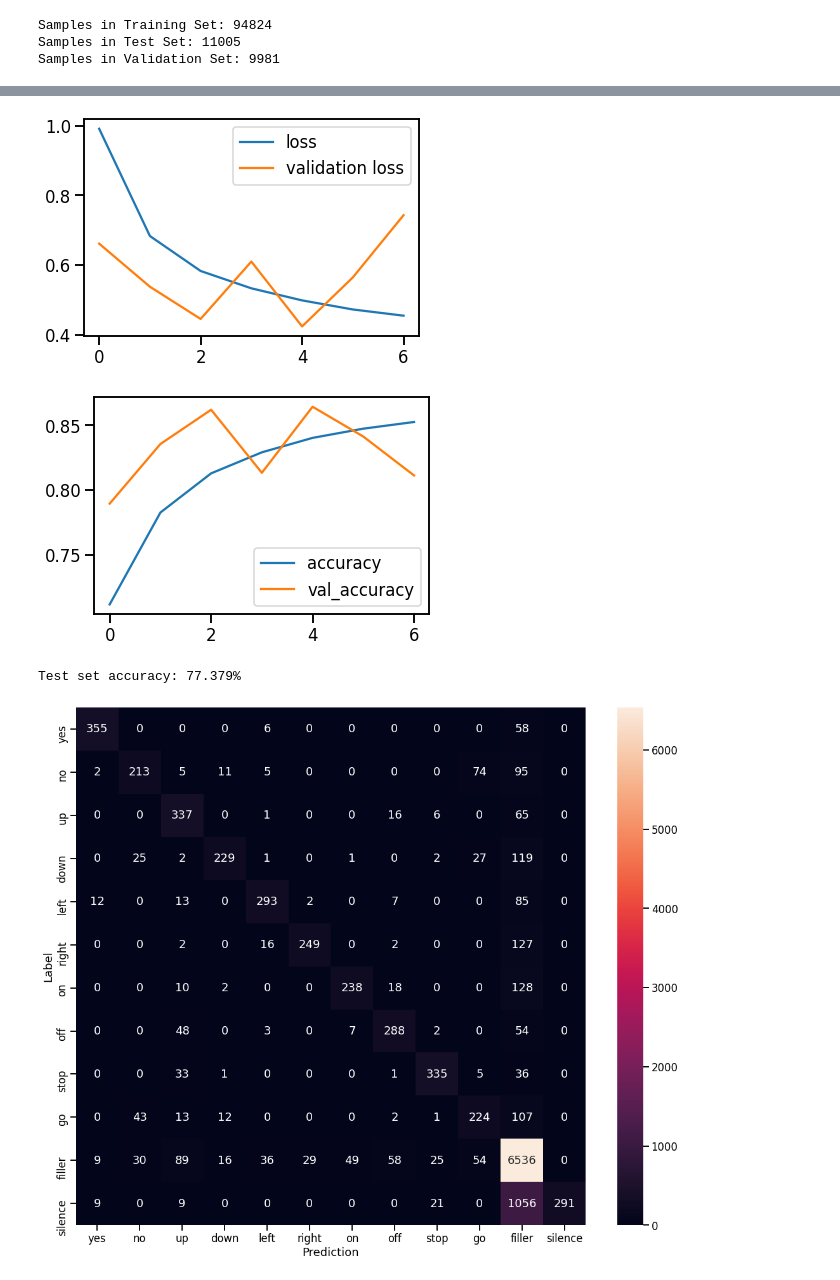
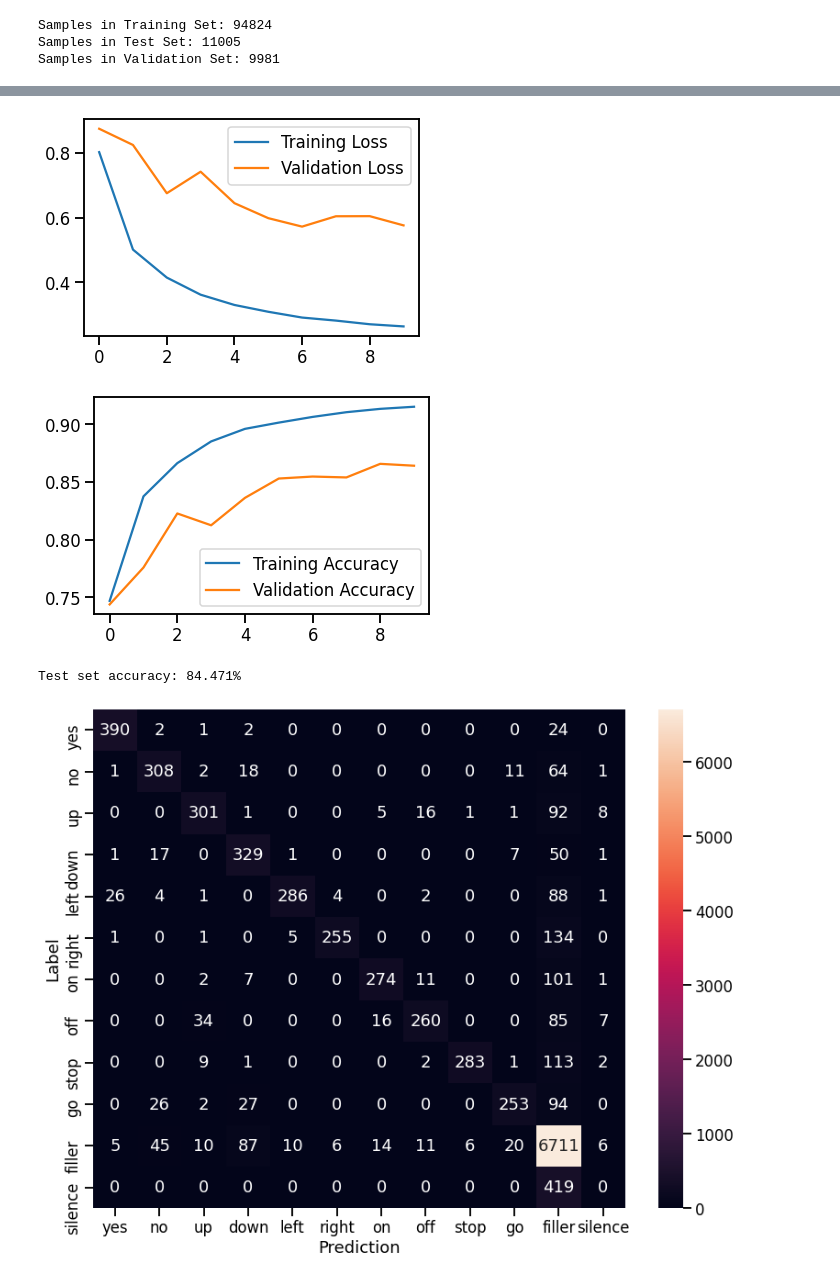
Before and after one commit to rmazzier/HDA-Project-Key-Word-Spotting, a Jupyter notebook: CNN Experiments.ipynb, the cells around one changed output, grey strips where cells are left out. Saved outputs shown, nothing was run; the diff lists cells and outputs as text; code cells hidden in the pictures.

```diff
--- a/CNN Experiments.ipynb
+++ b/CNN Experiments.ipynb
@@ -29,3 +32,6 @@ np.random.seed(seed)
+# %%
+# _SMOKE_SIZE_ = 2000
+_SMOKE_SIZE_ = -1
 # %% [markdown]
 ## Import Data
 # %%
@@ -76,9 +91,10 @@ X_train, y_train, X_valid, y_valid, X_test, y_test = add_silence_samples(X_train
 # %%
+batch_size = 64
 train_dataset, train_steps, valid_dataset, valid_steps, test_dataset, test_steps = get_tf_datasets(X_train,
                              y_train,
                              X_valid,
                              y_valid,
                              X_test,
                              y_test,
-                             batch_size=128)
+                             batch_size=batch_size)
 # %% [output]
@@ -234,0 +211,28 @@ Epoch 00007: early stopping
+# %%
+# Check if the model is saved, in that case load it. Otherwise train it.
+
+if model_cnn_trad_fpool3.name+'.h5' in os.listdir(_MODELS_DIR_):
+    #load model
+    model_cnn_trad_fpool3 = load_model(_MODELS_DIR_/(model_cnn_trad_fpool3.name+'.h5'), custom_objects={"MFCC":MFCC})
+    #load training data
+    with open(f'models/history_{model_cnn_trad_fpool3.name}.pkl', 'rb') as inp:
+        training_data = pickle.load(inp)
+else:
+    #Train the model
+    EPOCHS = 50
+    early_stopping = tf.keras.callbacks.EarlyStopping(verbose=1, patience=3)
+    reduce_lr = tf.keras.callbacks.ReduceLROnPlateau()
+    history = model_cnn_trad_fpool3.fit(
+        train_dataset,
+        validation_data=valid_dataset,
+        epochs=EPOCHS,
+        callbacks=[early_stopping, reduce_lr],
+        steps_per_epoch=train_steps,
+        validation_steps=valid_steps)
+
+    #save model
+    model_cnn_trad_fpool3.save(_MODELS_DIR_/(model_cnn_trad_fpool3.name+'.h5'))
+    #save training data
+    with open(_MODELS_DIR_/f'history_{model_cnn_trad_fpool3.name}.pkl', 'wb') as outp:
+        pickle.dump(history.history, outp, pickle.HIGHEST_PROTOCOL)
+    training_data = history.history
@@ -235,33 +286,36 @@ Epoch 00007: early stopping
 # %%
-metrics = history.history
-plt.plot(history.epoch, metrics['loss'], metrics['val_loss'])
-plt.legend(['loss', 'validation loss'])
+plt.plot(range(len(training_data['loss'])), training_data['loss'], label="Training Loss")
+plt.plot(range(len(training_data['val_loss'])), training_data['val_loss'], label="Validation Loss")
+
+plt.legend()
 plt.show()
 # %% [output]
-[figure, old version]
+[figure, new version]
 # %%
-plt.plot(history.epoch,  metrics['accuracy'], metrics['val_accuracy'])
-plt.legend(['accuracy', 'val_accuracy'])
+plt.plot(range(len(training_data['accuracy'])), training_data['accuracy'], label="Training Accuracy")
+plt.plot(range(len(training_data['val_accuracy'])), training_data['val_accuracy'], label="Validation Accuracy")
+
+plt.legend()
 plt.show()
 # %% [output]
-[figure, old version]
+[figure, new version]
 # %%
-y_pred0 = model2.predict(test_dataset, steps=test_steps)[:len(y_test)]
-y_pred = np.array(np.argmax(y_pred0, axis=1))
+y_scores = model_cnn_trad_fpool3.predict(test_dataset, steps=test_steps)[:len(y_test)]
+y_pred = np.array(np.argmax(y_scores, axis=1))
 y_true = np.array(y_test)
 # %%
 sns.set_context("talk")
 
 test_acc = sum(y_pred == y_true) / len(y_true)
 print(f'Test set accuracy: {test_acc:.3%}')
 
 confusion_mtx = tf.math.confusion_matrix(y_true, y_pred)
-plt.figure(figsize=(18, 15))
+plt.figure(figsize=(13, 10))
 sns.heatmap(confusion_mtx, xticklabels=output_classes, yticklabels=output_classes,
             annot=True, fmt='g')
 plt.xlabel('Prediction')
 plt.ylabel('Label')
 plt.show()
 # %% [output]
-Test set accuracy: 77.379%
+Test set accuracy: 84.471%
-[figure, old version]
+[figure, new version]
```
Also changed, not shown: parts of 36 cells of this notebook, 3 other files.
